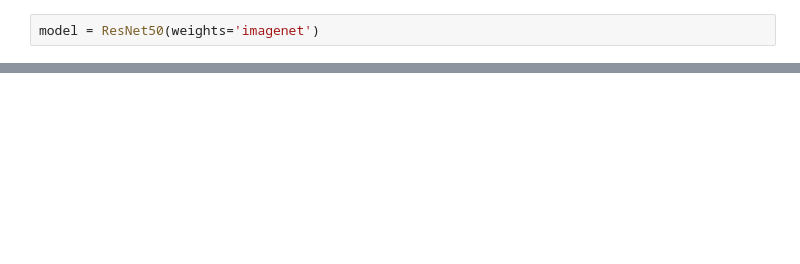
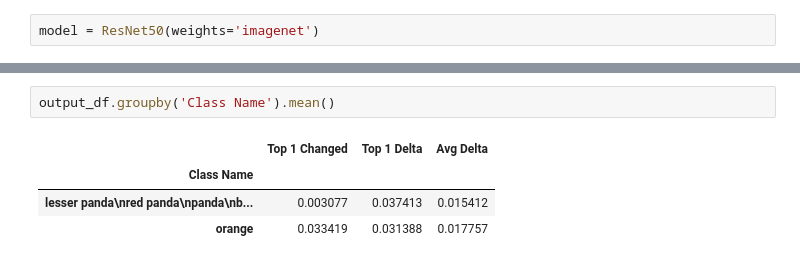
Before and after one commit to felixdumont/nn_invariance, a Jupyter notebook: NN Invariance Project.ipynb, the cells around one changed output, grey strips where cells are left out. Drawn from its saved outputs; the diff is of its cells as text; blank space fills up the shorter version.

```diff
--- a/NN Invariance Project.ipynb
+++ b/NN Invariance Project.ipynb
@@ -161,0 +170,7 @@ output_df # All results
+# %%
+output_df.groupby('Class Name').mean()
+# %% [output]
+|  | Top 1 Changed | Top 1 Delta | Avg Delta |
+| Class Name |  |  |  |
+| lesser panda\nred panda\npanda\nb... | 0.003077 | 0.037413 | 0.015412 |
+| orange | 0.033419 | 0.031388 | 0.017757 |
```
Also changed, not shown: parts of 8 cells of this notebook.
